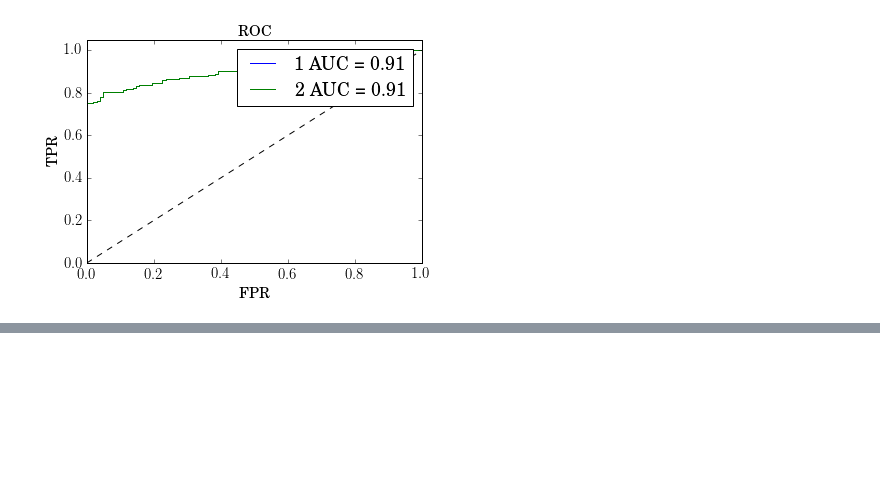
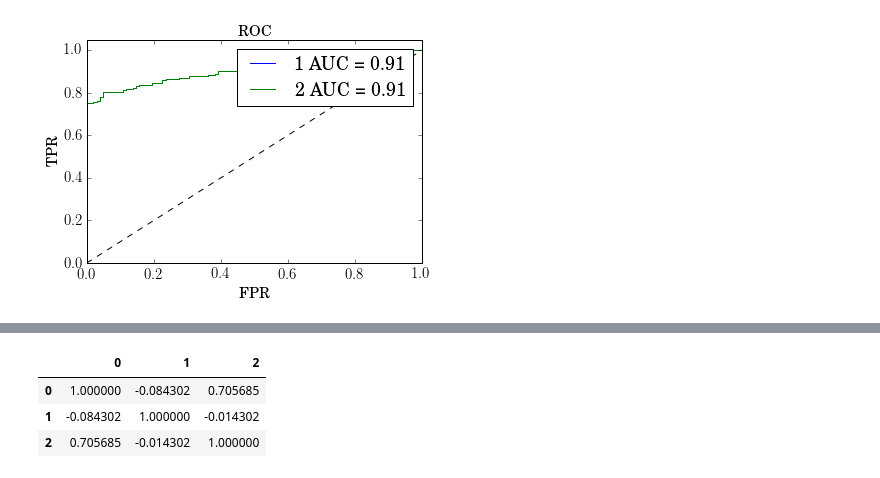
Before and after one commit to etoestja/PCCBio, a Jupyter notebook: code/Chart_AUC_PCC.ipynb, the cells around one changed output, grey strips where cells are left out. Cells and saved outputs as stored; diff of their text form; code cells hidden in the pictures; blank space fills up the shorter version.

```diff
--- a/code/Chart_AUC_PCC.ipynb
+++ b/code/Chart_AUC_PCC.ipynb
@@ -74,0 +89,7 @@ for i in range(l):
+# %%
+DF(Ym).corr()
+# %% [output]
+|  | 0 | 1 | 2 |
+| 0 | 1.000000 | -0.084302 | 0.705685 |
+| 1 | -0.084302 | 1.000000 | -0.014302 |
+| 2 | 0.705685 | -0.014302 | 1.000000 |
```
Also changed, not shown: parts of 1 cell of this notebook, 1 other file.
